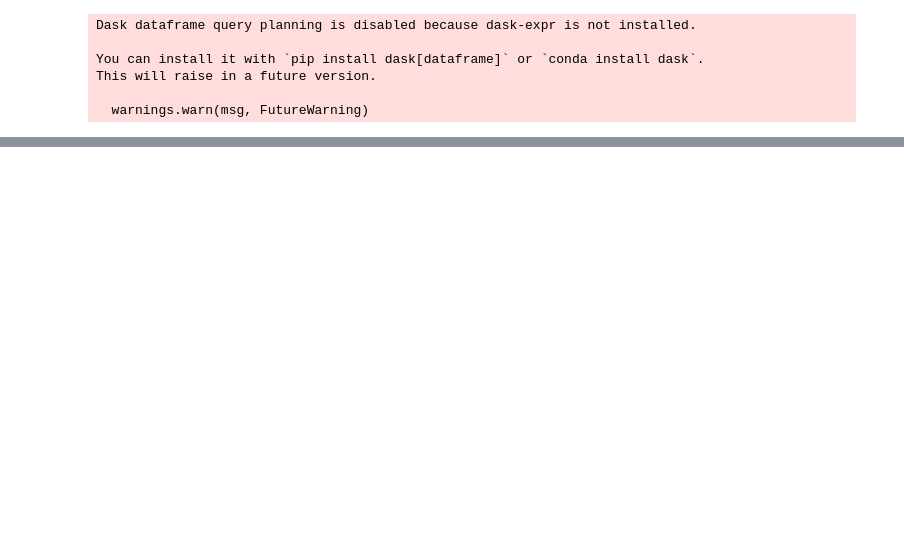
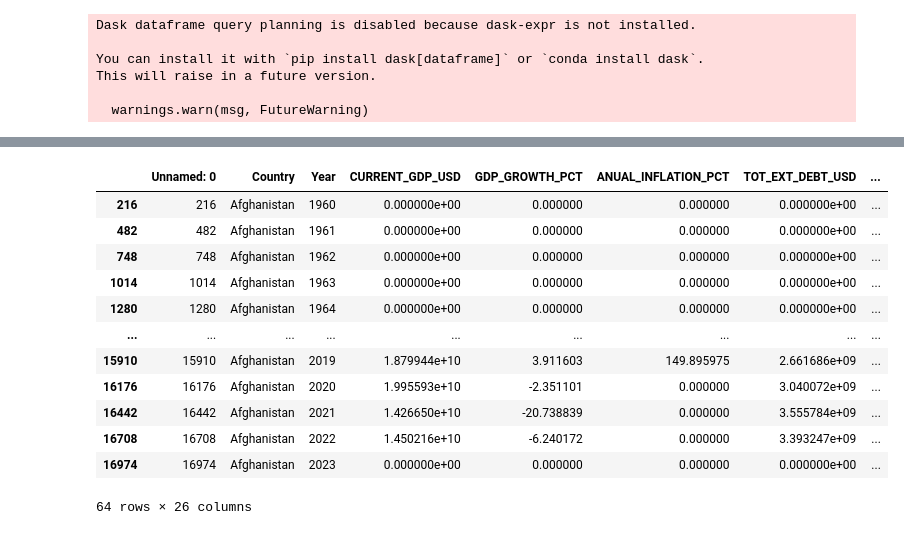
Before and after one commit to PranavShashidhara/Country-Default-Prediction, a Jupyter notebook: Debt_default_and_Time_series_analysis.ipynb, the cells around one changed output, grey strips where cells are left out. Cells and saved outputs as stored; diff of their text form; code cells hidden in the pictures; blank space fills up the shorter version.

```diff
--- a/Debt_default_and_Time_series_analysis.ipynb
+++ b/Debt_default_and_Time_series_analysis.ipynb
@@ -112,0 +539,16 @@ weighted avg       0.97      0.95      0.96     18538
+# %%
+data_df[data_df['Country']=='Afghanistan']
+# %% [output]
+|  | Unnamed: 0 | Country | Year | CURRENT_GDP_USD | GDP_GROWTH_PCT | ANUAL_INFLATION_PCT | TOT_EXT_DEBT_USD | ... |
+| 216 | 216 | Afghanistan | 1960 | 0.000000e+00 | 0.000000 | 0.000000 | 0.000000e+00 | ... |
+| 482 | 482 | Afghanistan | 1961 | 0.000000e+00 | 0.000000 | 0.000000 | 0.000000e+00 | ... |
+| 748 | 748 | Afghanistan | 1962 | 0.000000e+00 | 0.000000 | 0.000000 | 0.000000e+00 | ... |
+| 1014 | 1014 | Afghanistan | 1963 | 0.000000e+00 | 0.000000 | 0.000000 | 0.000000e+00 | ... |
+| 1280 | 1280 | Afghanistan | 1964 | 0.000000e+00 | 0.000000 | 0.000000 | 0.000000e+00 | ... |
+| ... | ... | ... | ... | ... | ... | ... | ... | ... |
+| 15910 | 15910 | Afghanistan | 2019 | 1.879944e+10 | 3.911603 | 149.895975 | 2.661686e+09 | ... |
+| 16176 | 16176 | Afghanistan | 2020 | 1.995593e+10 | -2.351101 | 0.000000 | 3.040072e+09 | ... |
+| 16442 | 16442 | Afghanistan | 2021 | 1.426650e+10 | -20.738839 | 0.000000 | 3.555784e+09 | ... |
+| 16708 | 16708 | Afghanistan | 2022 | 1.450216e+10 | -6.240172 | 0.000000 | 3.393247e+09 | ... |
+| 16974 | 16974 | Afghanistan | 2023 | 0.000000e+00 | 0.000000 | 0.000000 | 0.000000e+00 | ... |
+64 rows × 26 columns
```
Also changed, not shown: parts of 13 cells of this notebook.
